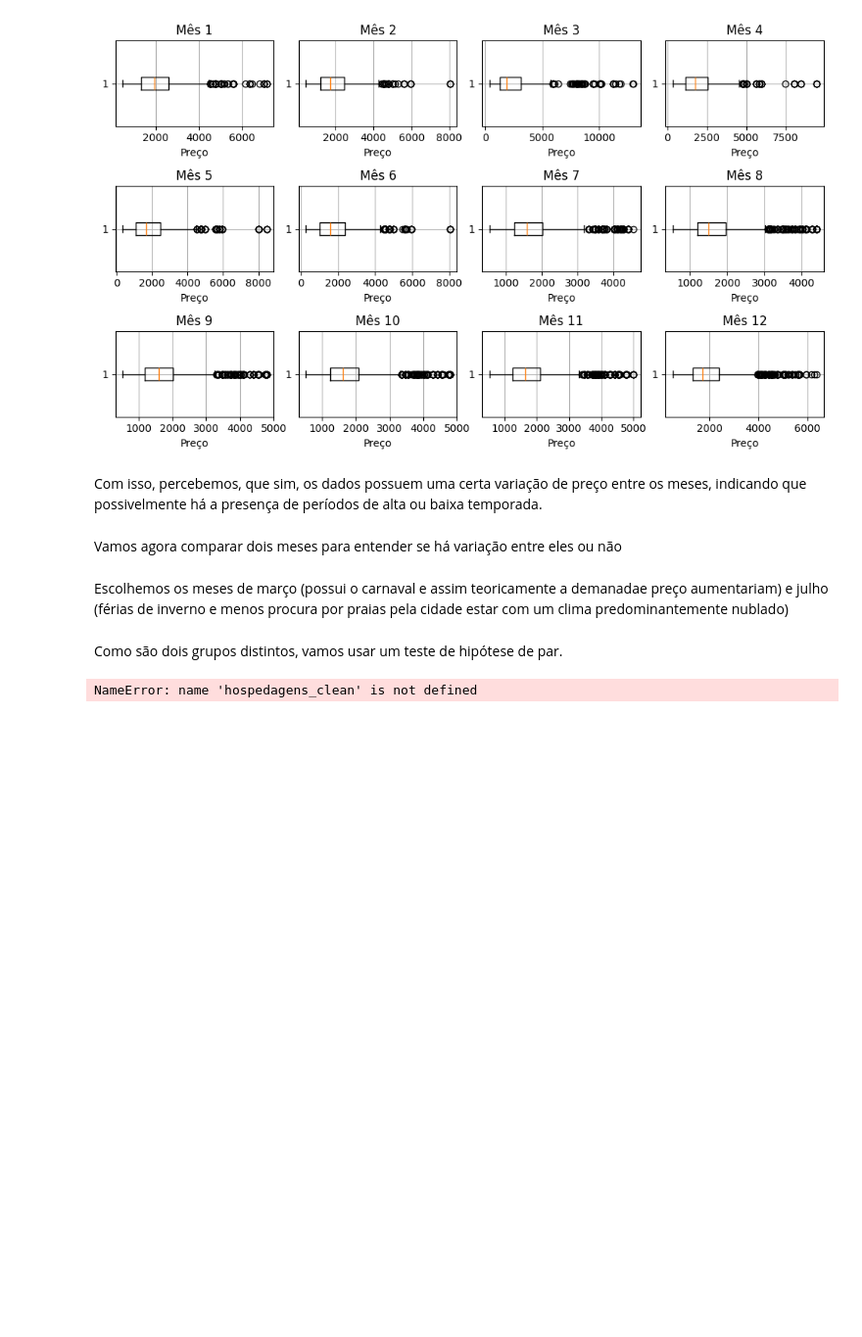
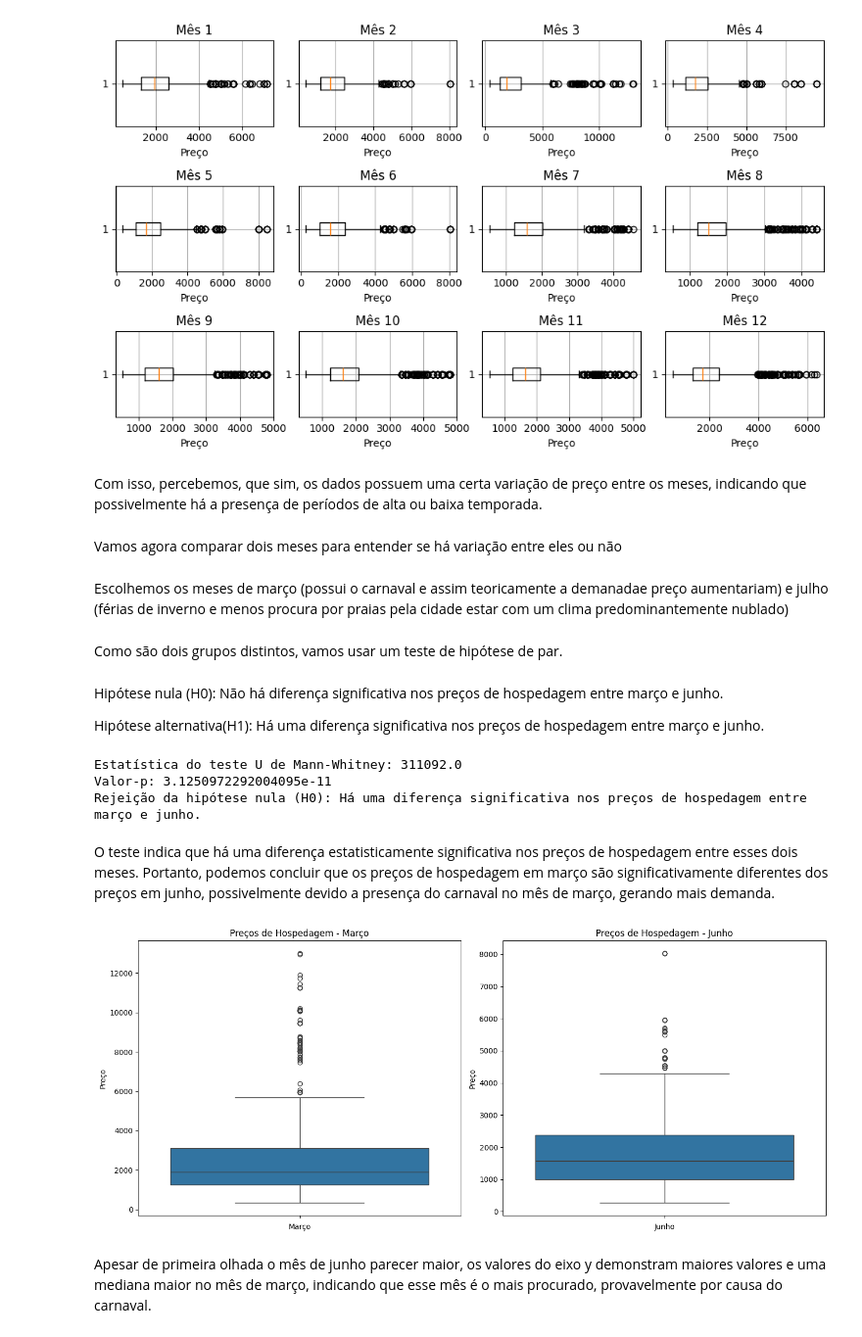
Before and after one commit to clarabarretto/data-science, a Jupyter notebook: pre-processing/pre-processing-recife.ipynb, the cells around one changed output. Shown at 98% size. Drawn from its saved outputs; the diff is of its cells as text; code cells hidden in the pictures; blank space fills up the shorter version.

```diff
--- a/pre-processing/pre-processing-recife.ipynb
+++ b/pre-processing/pre-processing-recife.ipynb
@@ -870,6 +870,10 @@ Vamos agora comparar dois meses para entender se há variação entre eles ou n
 Escolhemos os meses de março (possui o carnaval e assim teoricamente a demanadae preço aumentariam) e julho (férias de inverno e menos procura por praias pela cidade estar com um clima predominantemente nublado)
 # %% [markdown]
 Como são dois grupos distintos, vamos usar um teste de hipótese de par.
+# %% [markdown]
+Hipótese nula (H0): Não há diferença significativa nos preços de hospedagem entre março e junho.
+
+Hipótese alternativa(H1): Há uma diferença significativa nos preços de hospedagem entre março e junho.
 # %%
 from scipy.stats import mannwhitneyu
 
@@ -880,8 +884,46 @@ preços_junho = hospedagens_clean[hospedagens_clean['mes_checkin'] == 6]['preço
 # Realize o teste de Mann-Whitney
 statistic, p_value = mannwhitneyu(preços_março, preços_junho)
 
-# Exiba os resultados
 print("Estatística do teste U de Mann-Whitney:", statistic)
 print("Valor-p:", p_value)
+# Exiba os resultados
+if p_value > 0.01:
+    print("Falha em rejeitar a hipótese nula (H0): Não há diferença significativa nos preços de hospedagem entre março e junho.")
+else:
+    print("Rejeição da hipótese nula (H0): Há uma diferença significativa nos preços de hospedagem entre março e junho.")
 # %% [output]
-NameError: name 'hospedagens_clean' is not defined
+Estatística do teste U de Mann-Whitney: 311092.0
+Valor-p: 3.1250972292004095e-11
+Rejeição da hipótese nula (H0): Há uma diferença significativa nos preços de hospedagem entre março e junho.
+# %% [markdown]
+O teste indica que há uma diferença estatisticamente significativa nos preços de hospedagem entre esses dois meses. Portanto, podemos concluir que os preços de hospedagem em março são significativamente diferentes dos preços em junho, possivelmente devido a presença do carnaval no mês de março, gerando mais demanda.
+# %%
+import seaborn as sns
+# Filtrar os dados para os meses de março (mês 3) e junho (mês 6)
+dados_março = hospedagens_clean[hospedagens_clean['mes_checkin'] == 3]
+dados_junho = hospedagens_clean[hospedagens_clean['mes_checkin'] == 6]
+
+# Criar a figura e os eixos para os dois boxplots
+fig, axes = plt.subplots(1, 2, figsize=(14, 6))
+
+# Boxplot para março
+sns.boxplot(y='preço', data=dados_março, ax=axes[0])
+axes[0].set_title('Preços de Hospedagem - Março')
+axes[0].set_xlabel('Março')
+axes[0].set_ylabel('Preço')
+
+# Boxplot para junho
+sns.boxplot(y='preço', data=dados_junho, ax=axes[1])
+axes[1].set_title('Preços de Hospedagem - Junho')
+axes[1].set_xlabel('Junho')
+axes[1].set_ylabel('Preço')
+
+# Ajustar layout
+plt.tight_layout()
+
+# Exibir o gráfico
+plt.show()
+# %% [output]
+[figure, added]
+# %% [markdown]
+Apesar de primeira olhada o mês de junho parecer maior, os valores do eixo y demonstram maiores valores e uma mediana maior no mês de março, indicando que esse mês é o mais procurado, provavelmente por causa do carnaval.
```
Also changed, not shown: parts of 6 cells of this notebook.
